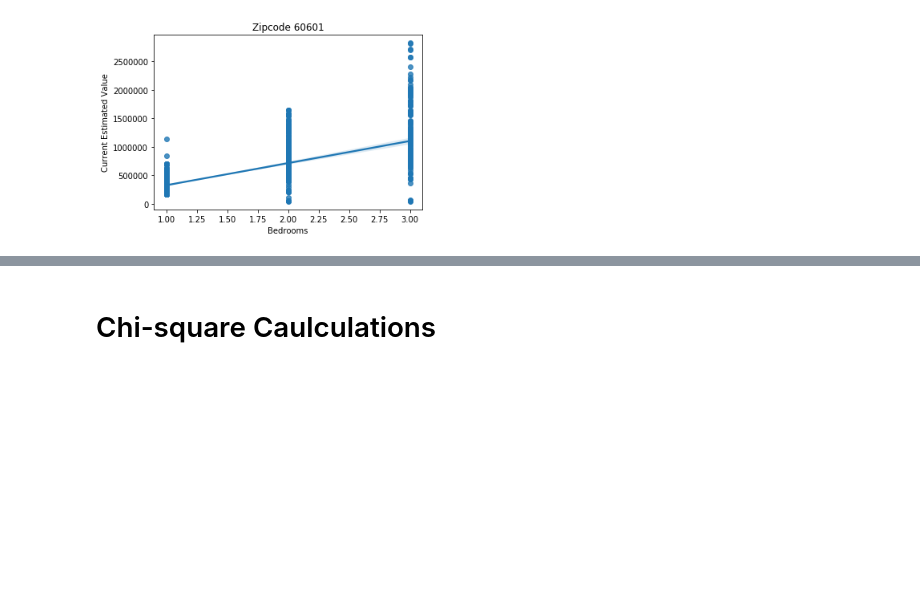
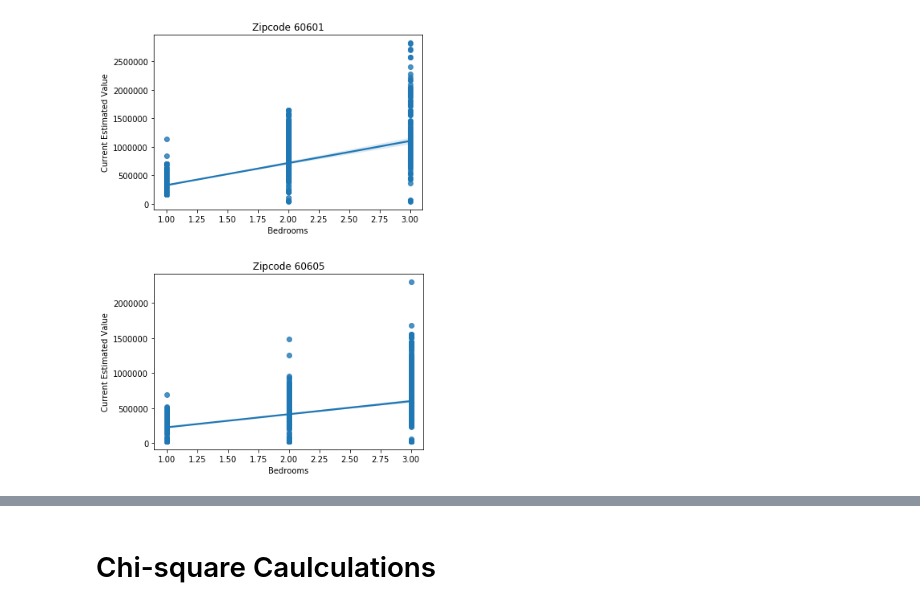
Before and after one commit to FeLowe/NW-Bootcamp-Projects, a Jupyter notebook: analysis.ipynb, the cells around one changed output, grey strips where cells are left out. Cells and saved outputs as stored; diff of their text form; code cells hidden in the pictures; blank space fills up the shorter version.

```diff
--- a/analysis.ipynb
+++ b/analysis.ipynb
@@ -138,23 +138,25 @@ plt.savefig("Images/scatter60601.png")
 # %%
 # Calc correlation between Zestimate amount vs Bedrooms
 condo_df_zip2 = bedrooms_combined_df.loc[general_df['Zip']==60605]
 
 # Calc r
 r = np.corrcoef (condo_df_zip2['Bedrooms'], condo_df_zip2['Current Estimated Value'])[1,0]
 r_round = 'r =' + str(r.round(4))
 
 # Calc Linear function
 myXset = np.array(condo_df_zip2['Bedrooms'])
-myYset = np.array(condo_df_zip1['Current Estimated Value'])
+myYset = np.array(condo_df_zip2['Current Estimated Value'])
 coefficient = np.polyfit(myXset, myYset, 1)
 Y_func = np.poly1d(coefficient)
 linear = 'y = ' + str(coefficient[0].round(0)) + 'X + ' + str(coefficient[1].round())
 linear
 
 # Show scatter
-sns.regplot(x='Bedrooms',y='Current Estimated Value',data=condo_df_zip1,truncate=True)
+sns.regplot(x='Bedrooms',y='Current Estimated Value',data=condo_df_zip2,truncate=True)
 plt.annotate(linear,xy=(6,2250000))
 plt.annotate(r_round,xy=(6,2000000))
 
-plt.title('Zipcode 60601')
-plt.savefig("Images/scatter60601.png")
+plt.title('Zipcode 60605')
+plt.savefig("Images/scatter60605.png")
+# %% [output]
+[figure, added]
```
Also changed, not shown: parts of 2 cells of this notebook, 2 other files.
